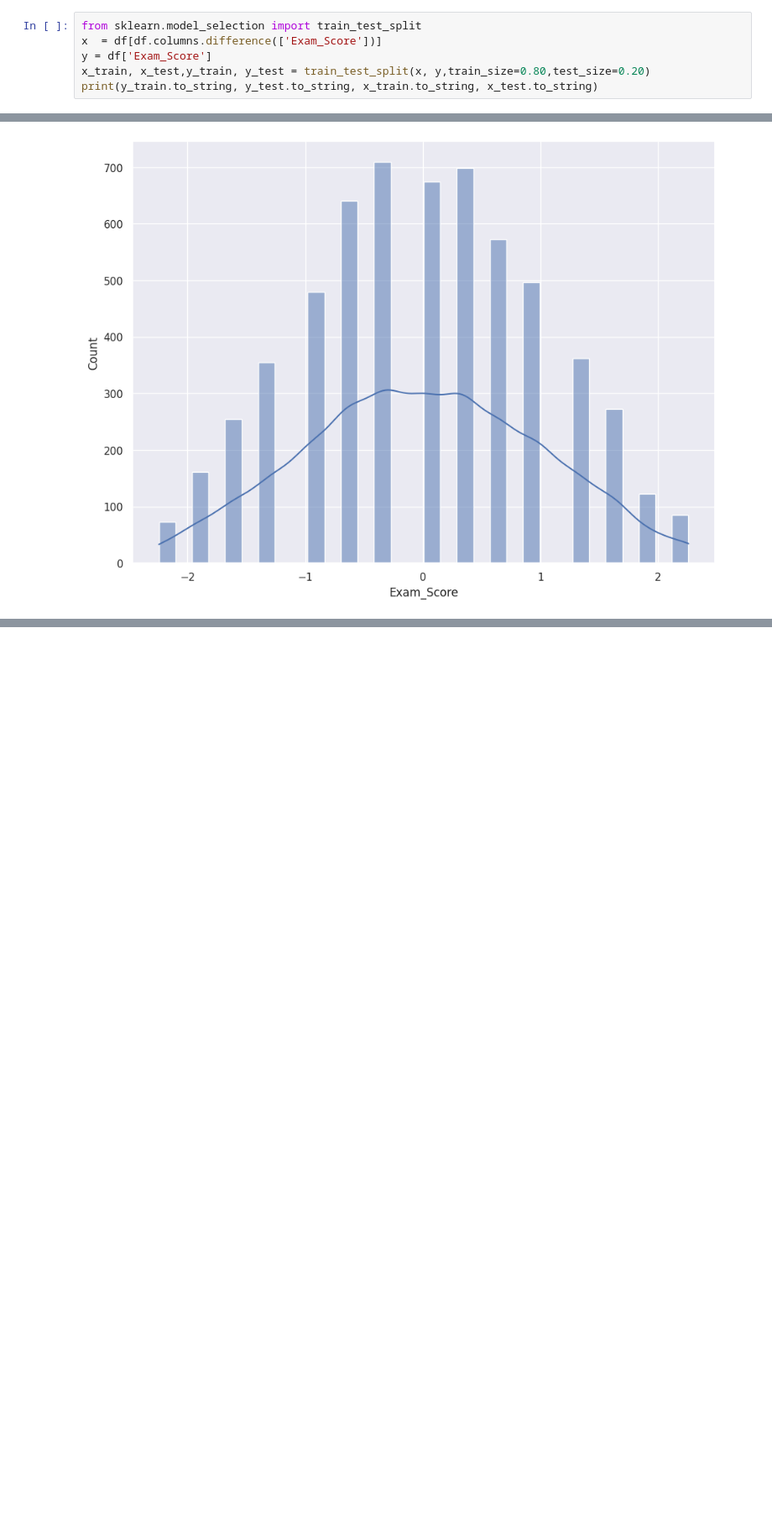
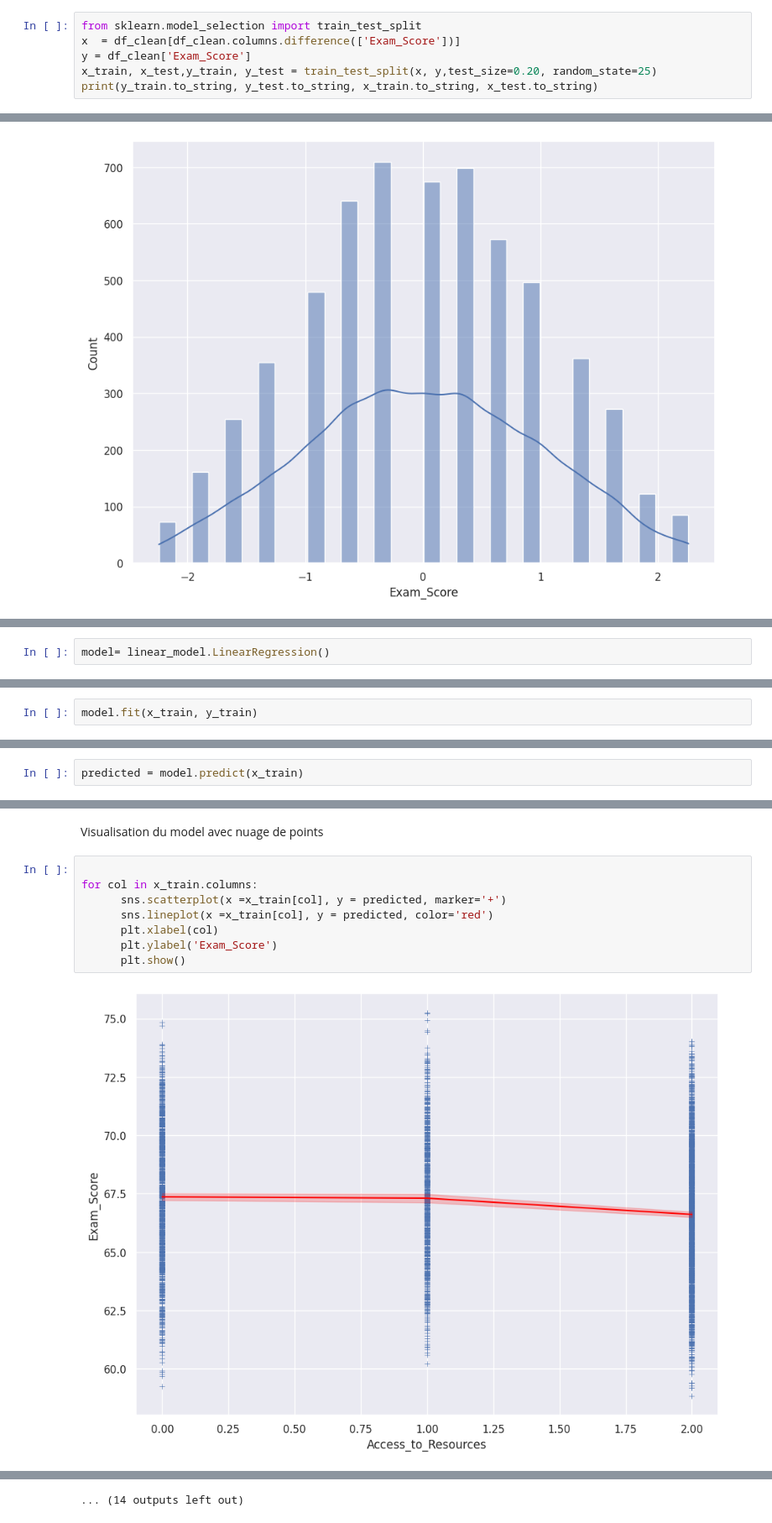
Before and after one commit to NohailaAitHammad/BRIEF_2_EduPredict, a Jupyter notebook: EDA.ipynb, the cells around one changed output, grey strips where cells are left out. Shown at 84% size. Saved outputs shown, nothing was run; the diff lists cells and outputs as text; blank space fills up the shorter version.

```diff
--- a/EDA.ipynb
+++ b/EDA.ipynb
@@ -476,8 +477,8 @@ df_clean
 5957 rows × 27 columns
 # %%
 from sklearn.model_selection import train_test_split
-x  = df[df.columns.difference(['Exam_Score'])]
-y = df['Exam_Score']
-x_train, x_test,y_train, y_test = train_test_split(x, y,train_size=0.80,test_size=0.20)
+x  = df_clean[df_clean.columns.difference(['Exam_Score'])]
+y = df_clean['Exam_Score']
+x_train, x_test,y_train, y_test = train_test_split(x, y,test_size=0.20, random_state=25)
 print(y_train.to_string, y_test.to_string, x_train.to_string, x_test.to_string)
 # %% [output]
@@ -543,0 +551,2 @@ sns.histplot(result['Exam_Score'], kde=True)
+# %%
+model= linear_model.LinearRegression()
@@ -543,0 +555,2 @@ sns.histplot(result['Exam_Score'], kde=True)
+# %%
+model.fit(x_train, y_train)
@@ -543,0 +561,2 @@ sns.histplot(result['Exam_Score'], kde=True)
+# %%
+predicted = model.predict(x_train)
@@ -543,0 +581,12 @@ sns.histplot(result['Exam_Score'], kde=True)
+# %% [markdown]
+Visualisation du model avec nuage de points
+# %%
+
+for col in x_train.columns:
+      sns.scatterplot(x =x_train[col], y = predicted, marker='+')
+      sns.lineplot(x =x_train[col], y = predicted, color='red')
+      plt.xlabel(col)
+      plt.ylabel('Exam_Score')
+      plt.show()
+# %% [output]
+[figure, added]
@@ -543,0 +604 @@ sns.histplot(result['Exam_Score'], kde=True)
+... (14 outputs left out)
```
Also changed, not shown: parts of 93 cells of this notebook, 3 other files.
